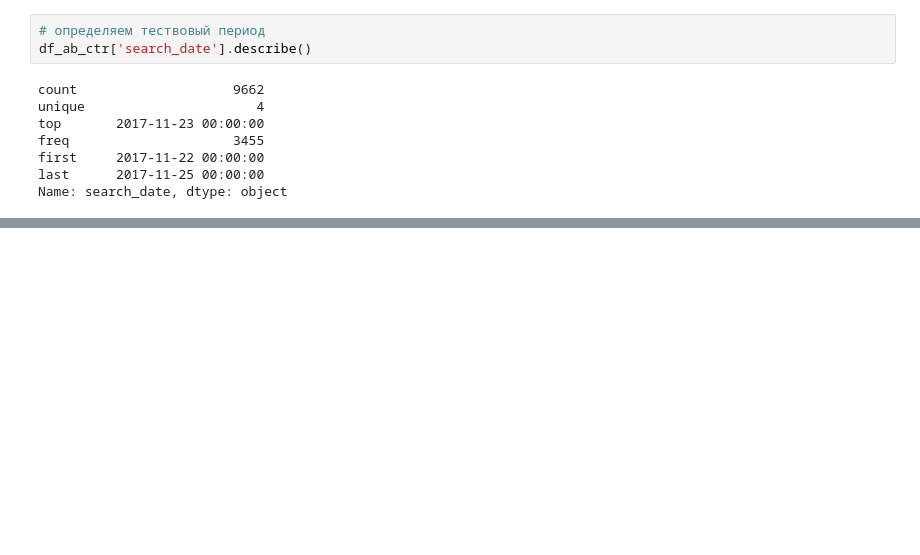
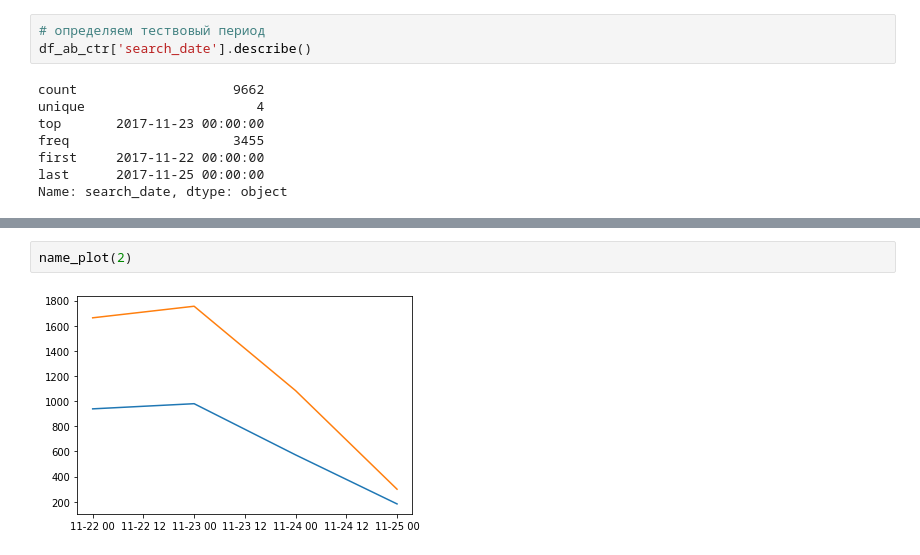
Before and after one commit to nshovkun/Analytics, a Jupyter notebook: statistics_part_3.ipynb, the cells around one changed output, grey strips where cells are left out. Drawn from its saved outputs; the diff is of its cells as text; blank space fills up the shorter version.

```diff
--- a/statistics_part_3.ipynb
+++ b/statistics_part_3.ipynb
@@ -157,0 +195,4 @@ stats.pearsonr(pivot['sum_clicks'], pivot['cnt_view'])
+# %%
+name_plot(2)
+# %% [output]
+[figure, added]
```
Also changed, not shown: parts of 19 cells of this notebook.
